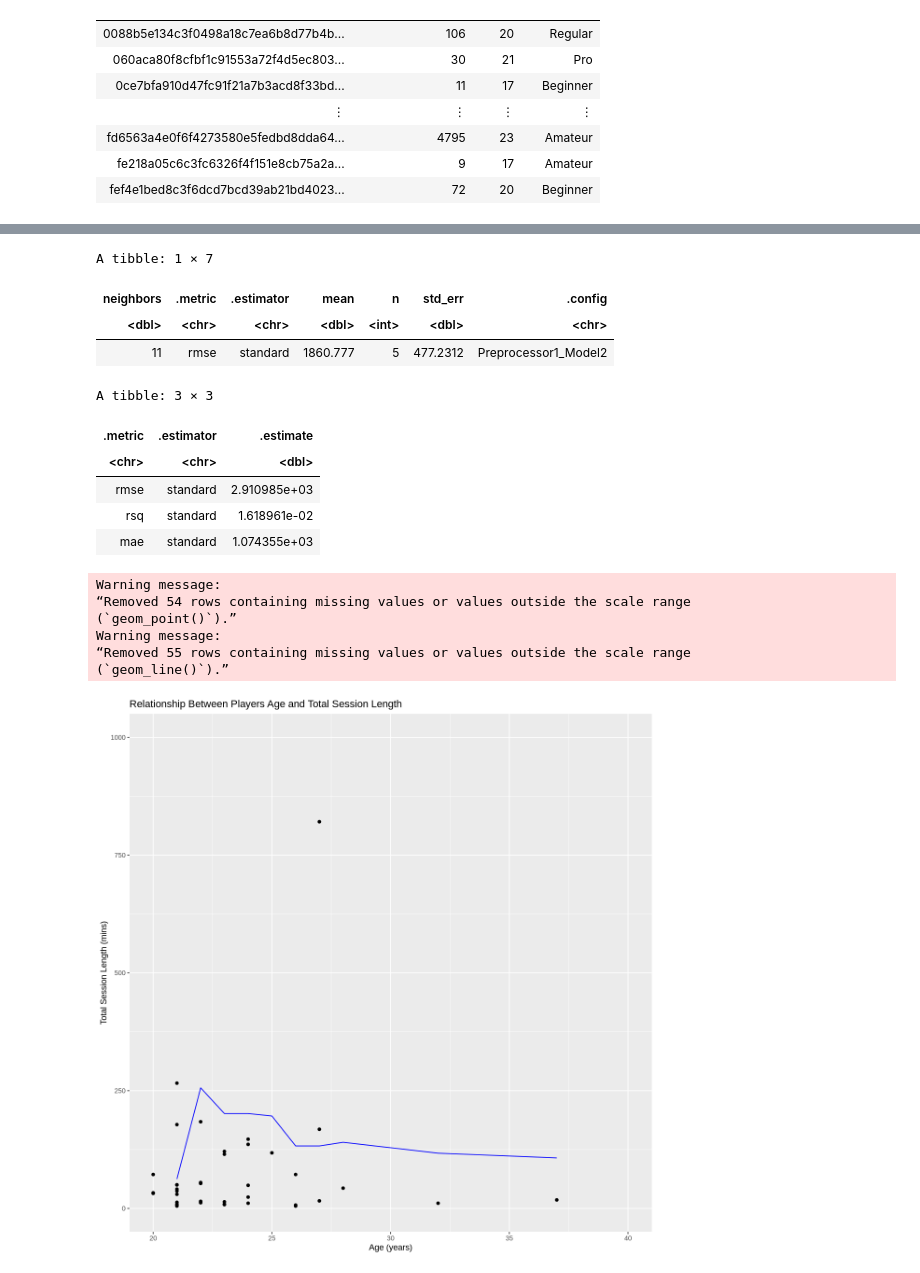
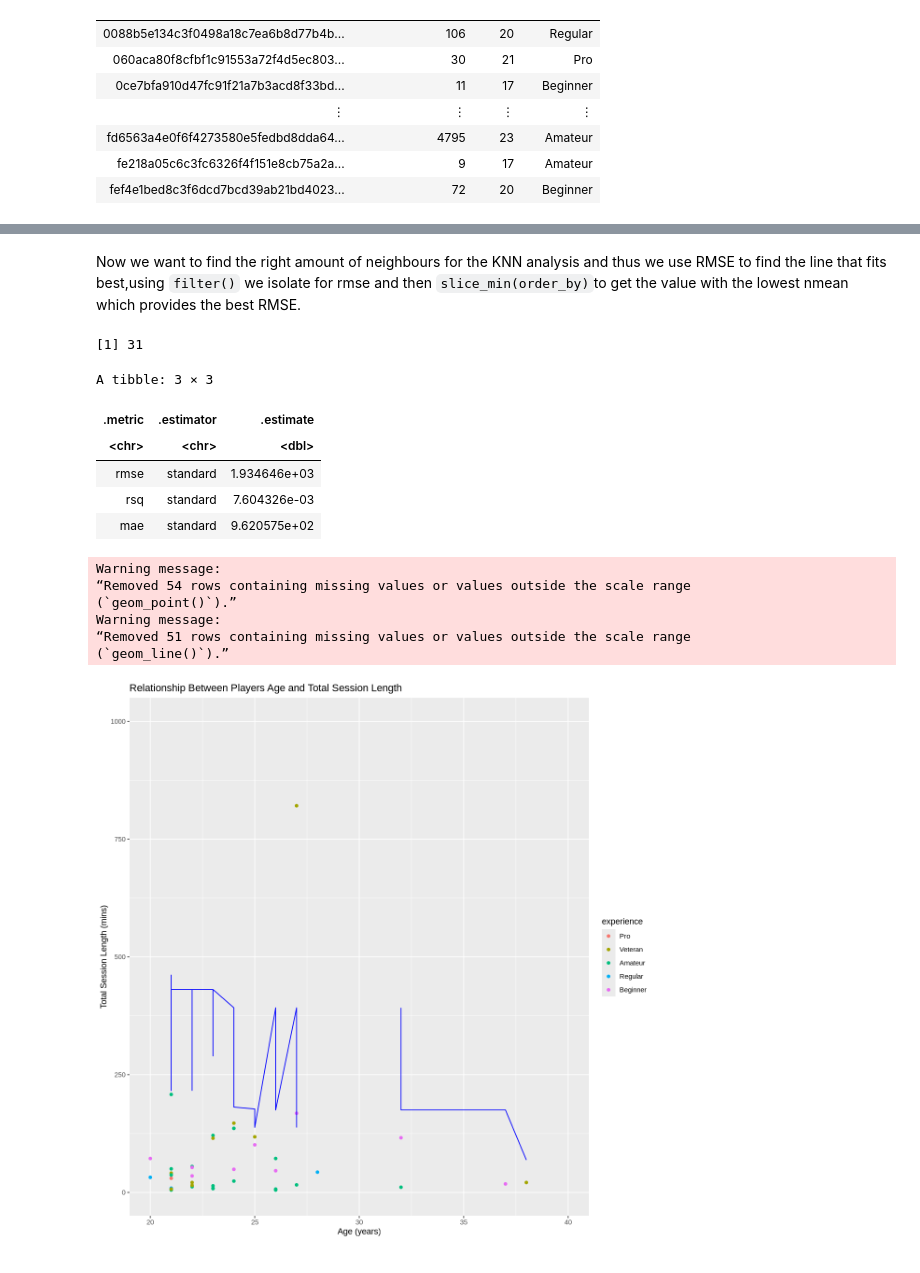
Before and after one commit to declanb7/dsci-group-project, a Jupyter notebook: group_project.ipynb, the cells around one changed output, grey strips where cells are left out. Drawn from its saved outputs; the diff is of its cells as text; code cells hidden in the pictures.

```diff
--- a/group_project.ipynb
+++ b/group_project.ipynb
@@ -152,9 +164,13 @@ session_spec <- nearest_neighbor(weight_func = "rectangular", neighbors = tune()
        set_mode("regression")
 
 
-session_recipe <- recipe(total_session_time ~ age, data = session_training) |>
-       step_scale(all_predictors()) |>
-       step_center(all_predictors())
+session_recipe <- recipe(total_session_time ~ age + experience, data = session_training) |>
+  step_impute_median(all_numeric_predictors()) |>
+  step_impute_mode(all_nominal_predictors()) |>
+  step_dummy(all_nominal_predictors()) |>
+  step_scale(all_numeric_predictors()) |>
+  step_center(all_numeric_predictors())
+
 session_recipe
 # %% [output]
 ── Recipe ──────────────────────────────────────────────────────────────────────
@@ -216,18 +235,18 @@ There were issues with some computations   A: x3
+# %% [markdown]
+Now we want to find the right amount of neighbours for the KNN analysis and thus we use RMSE to find the line that fits best,using `filter()` we isolate for rmse and then `slice_min(order_by)`to get the value with the lowest nmean which provides the best RMSE.
 # %%
-session_min <- session_results |>
+best_neighbors <- session_results |>
     filter(.metric == "rmse") |>
-    slice_min(order_by = mean)
-session_min
+arrange(mean) |>
+slice(1) |>
+    pull(neighbors)
+best_neighbors
 # %% [output]
-A tibble: 1 × 7
+[1] 31
-| neighbors | .metric | .estimator | mean | n | std_err | .config |
-| <dbl> | <chr> | <chr> | <dbl> | <int> | <dbl> | <chr> |
-| 11 | rmse | standard | 1860.777 | 5 | 477.2312 | Preprocessor1_Model2 |
 # %%
-k_min <- session_min |>
-          pull(neighbors)
 
-session_best_spec <- nearest_neighbor(weight_func = "rectangular", neighbors = k_min) |>
+
+session_best_spec <- nearest_neighbor(weight_func = "rectangular", neighbors = best_neighbors) |>
          set_engine("kknn") |>
           set_mode("regression")
 
@@ -245,31 +264,31 @@ session_summary
 A tibble: 3 × 3
 | .metric | .estimator | .estimate |
 | <chr> | <chr> | <dbl> |
-| rmse | standard | 2.910985e+03 |
-| rsq | standard | 1.618961e-02 |
-| mae | standard | 1.074355e+03 |
+| rmse | standard | 1.934646e+03 |
+| rsq | standard | 7.604326e-03 |
+| mae | standard | 9.620575e+02 |
 # %%
 options(repr.plot.width = 10, repr.plot.height = 10)
 
 session_preds <- session_best_fit |>
 predict(session_training) |>
     bind_cols(session_training)
 
 session_plot <- session_preds |>
-ggplot(aes(x = age, y = total_session_time)) +
+ggplot(aes(x = age, y = total_session_time, color = experience)) +
 geom_point() +
     geom_line(aes(y = .pred), color = "blue") +
     labs(title = "Relationship Between Players Age and Total Session Length",
          x = "Age (years)",
          y = "Total Session Length (mins)") +
 xlim(20, 40) +
 ylim(0, 1000)
 session_plot
 # %% [output]
 Warning message:
 “Removed 54 rows containing missing values or values outside the scale range
 (`geom_point()`).”
 Warning message:
-“Removed 55 rows containing missing values or values outside the scale range
+“Removed 51 rows containing missing values or values outside the scale range
 (`geom_line()`).”
-[figure, old version]
+[figure, new version]
```
Also changed, not shown: parts of 21 cells of this notebook.
